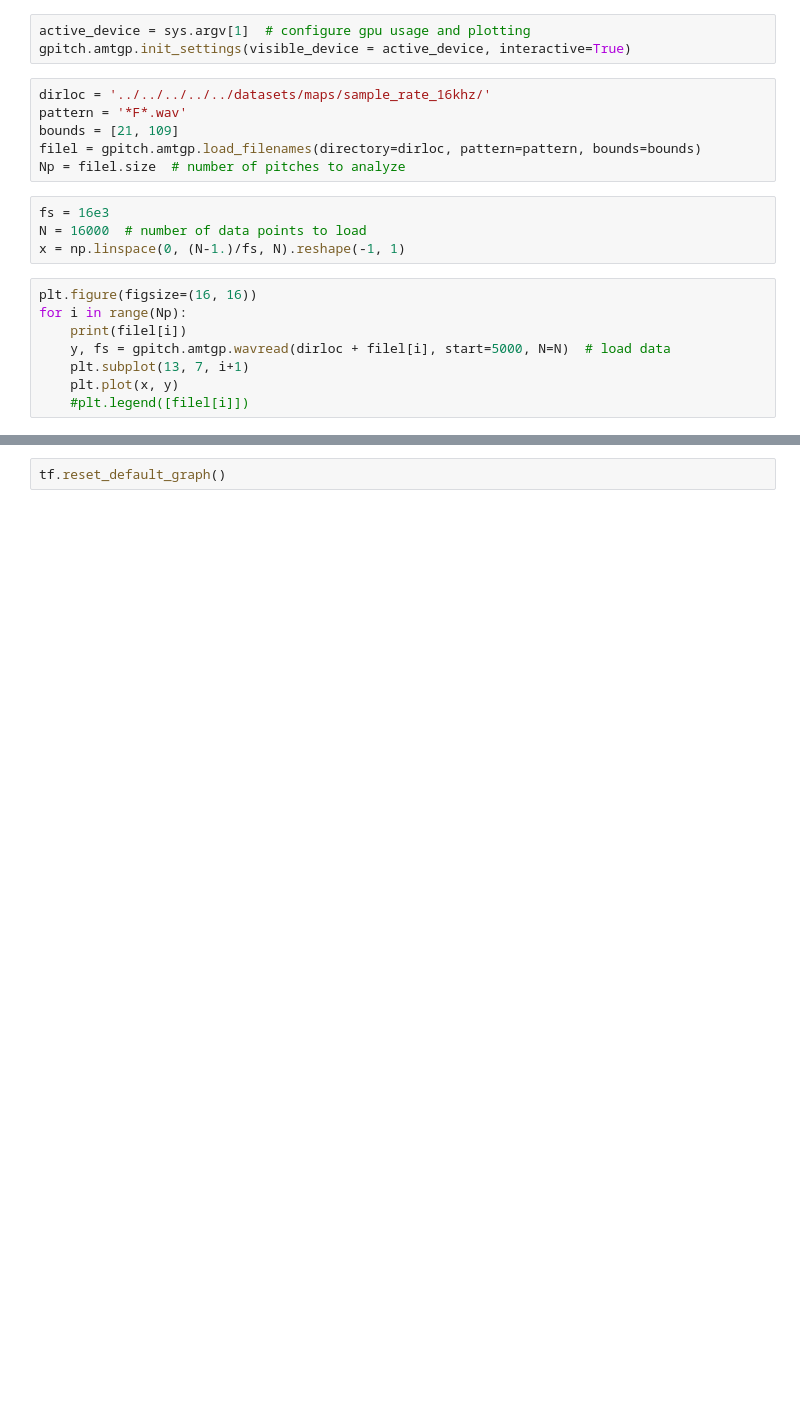
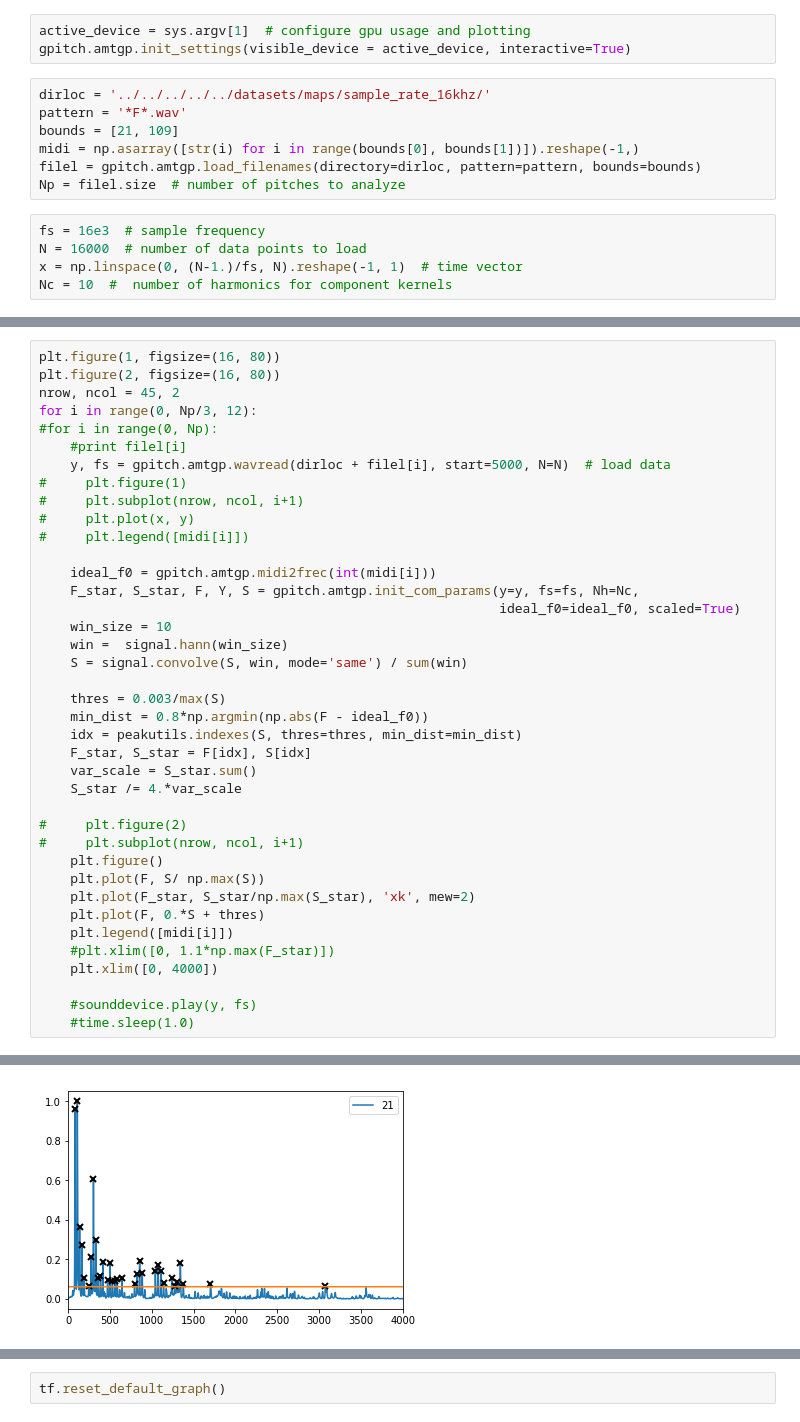
Before and after one commit to PabloAlvarado/gpitch, a Jupyter notebook: scripts/demos/notebooks/svi/demo_learn_all_88.ipynb, the cells around one changed output, grey strips where cells are left out. Cells and saved outputs as stored; diff of their text form; blank space fills up the shorter version.

```diff
--- a/scripts/demos/notebooks/svi/demo_learn_all_88.ipynb
+++ b/scripts/demos/notebooks/svi/demo_learn_all_88.ipynb
@@ -21,17 +25,11 @@ gpitch.amtgp.init_settings(visible_device = active_device, interactive=True)
 dirloc = '../../../../../datasets/maps/sample_rate_16khz/'
 pattern = '*F*.wav'
 bounds = [21, 109]
+midi = np.asarray([str(i) for i in range(bounds[0], bounds[1])]).reshape(-1,)
 filel = gpitch.amtgp.load_filenames(directory=dirloc, pattern=pattern, bounds=bounds)
 Np = filel.size  # number of pitches to analyze
 # %%
-fs = 16e3
+fs = 16e3  # sample frequency
 N = 16000  # number of data points to load
-x = np.linspace(0, (N-1.)/fs, N).reshape(-1, 1)
+x = np.linspace(0, (N-1.)/fs, N).reshape(-1, 1)  # time vector
+Nc = 10  #  number of harmonics for component kernels
-# %%
-plt.figure(figsize=(16, 16))
-for i in range(Np):
-    print(filel[i])
-    y, fs = gpitch.amtgp.wavread(dirloc + filel[i], start=5000, N=N)  # load data
-    plt.subplot(13, 7, i+1)
-    plt.plot(x, y)
-    #plt.legend([filel[i]])
@@ -56,0 +36,40 @@ for i in range(Np):
+# %%
+plt.figure(1, figsize=(16, 80))
+plt.figure(2, figsize=(16, 80))
+nrow, ncol = 45, 2
+for i in range(0, Np/3, 12):
+#for i in range(0, Np):
+    #print filel[i]
+    y, fs = gpitch.amtgp.wavread(dirloc + filel[i], start=5000, N=N)  # load data
+#     plt.figure(1)
+#     plt.subplot(nrow, ncol, i+1)
+#     plt.plot(x, y)
+#     plt.legend([midi[i]])
+
+    ideal_f0 = gpitch.amtgp.midi2frec(int(midi[i]))
+    F_star, S_star, F, Y, S = gpitch.amtgp.init_com_params(y=y, fs=fs, Nh=Nc,
+                                                           ideal_f0=ideal_f0, scaled=True)
+    win_size = 10
+    win =  signal.hann(win_size)
+    S = signal.convolve(S, win, mode='same') / sum(win)
+
+    thres = 0.003/max(S)
+    min_dist = 0.8*np.argmin(np.abs(F - ideal_f0))
+    idx = peakutils.indexes(S, thres=thres, min_dist=min_dist)
+    F_star, S_star = F[idx], S[idx]
+    var_scale = S_star.sum()
+    S_star /= 4.*var_scale
+
+#     plt.figure(2)
+#     plt.subplot(nrow, ncol, i+1)
+    plt.figure()
+    plt.plot(F, S/ np.max(S))
+    plt.plot(F_star, S_star/np.max(S_star), 'xk', mew=2)
+    plt.plot(F, 0.*S + thres)
+    plt.legend([midi[i]])
+    #plt.xlim([0, 1.1*np.max(F_star)])
+    plt.xlim([0, 4000])
+
+    #sounddevice.play(y, fs)
+    #time.sleep(1.0)
+# %% [output]
@@ -56,0 +78 @@ for i in range(Np):
+[figure, added]
```
Also changed, not shown: parts of 4 cells of this notebook, 2 other files.
